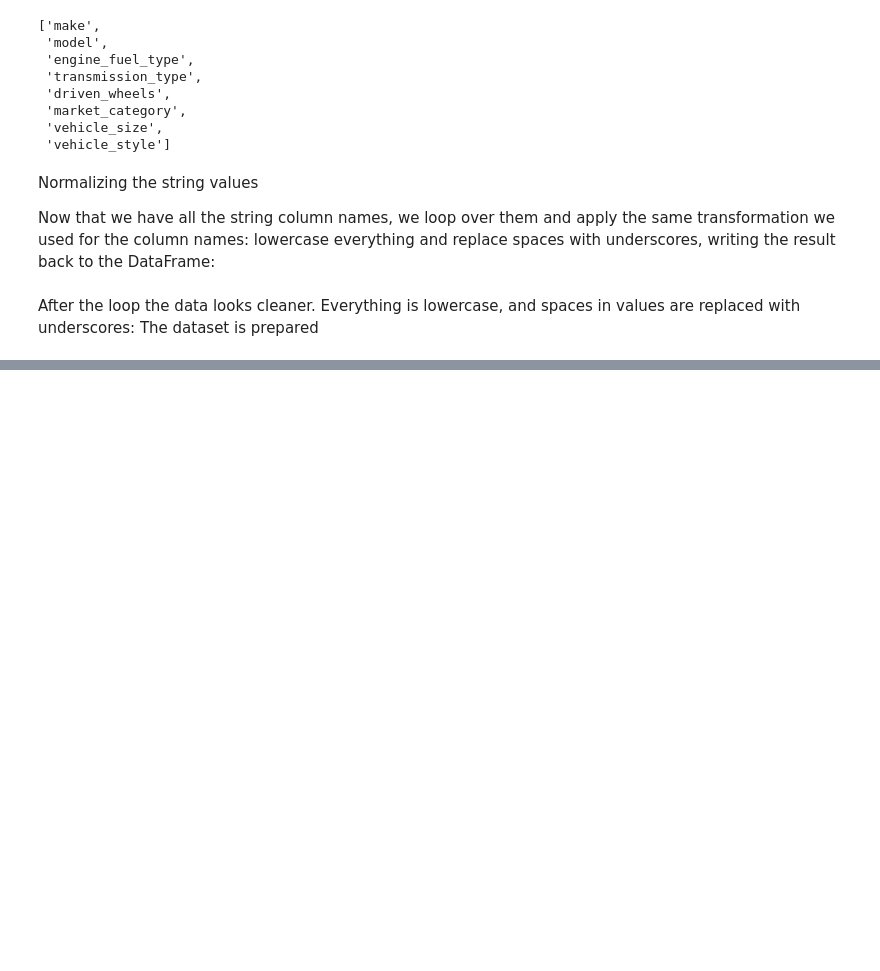
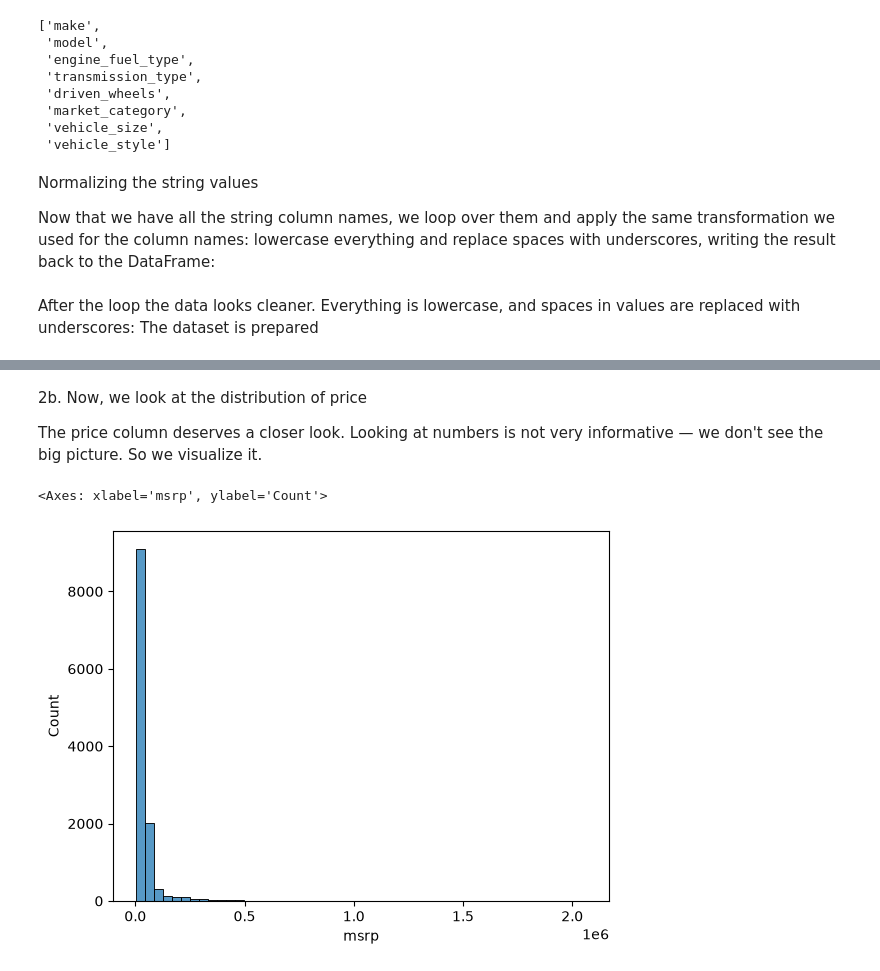
Before and after one commit to ameencode/ml-zoomcamp-course, a Jupyter notebook: regression/car_price_prediction.ipynb, the cells around one changed output, grey strips where cells are left out. Cells and saved outputs as stored; diff of their text form; code cells hidden in the pictures; blank space fills up the shorter version.

```diff
--- a/regression/car_price_prediction.ipynb
+++ b/regression/car_price_prediction.ipynb
@@ -148,0 +185,4 @@ df.sample(5)
+# %% [markdown]
+2b. Now, we look at the distribution of price
+
+The price column deserves a closer look. Looking at numbers is not very informative — we don't see the big picture. So we visualize it.
@@ -148,0 +194,7 @@ df.sample(5)
+# %%
+#
+
+sns.histplot(df.msrp, bins=50)
+# %% [output]
+<Axes: xlabel='msrp', ylabel='Count'>
+[figure, added]
```
Also changed, not shown: parts of 21 cells of this notebook.
